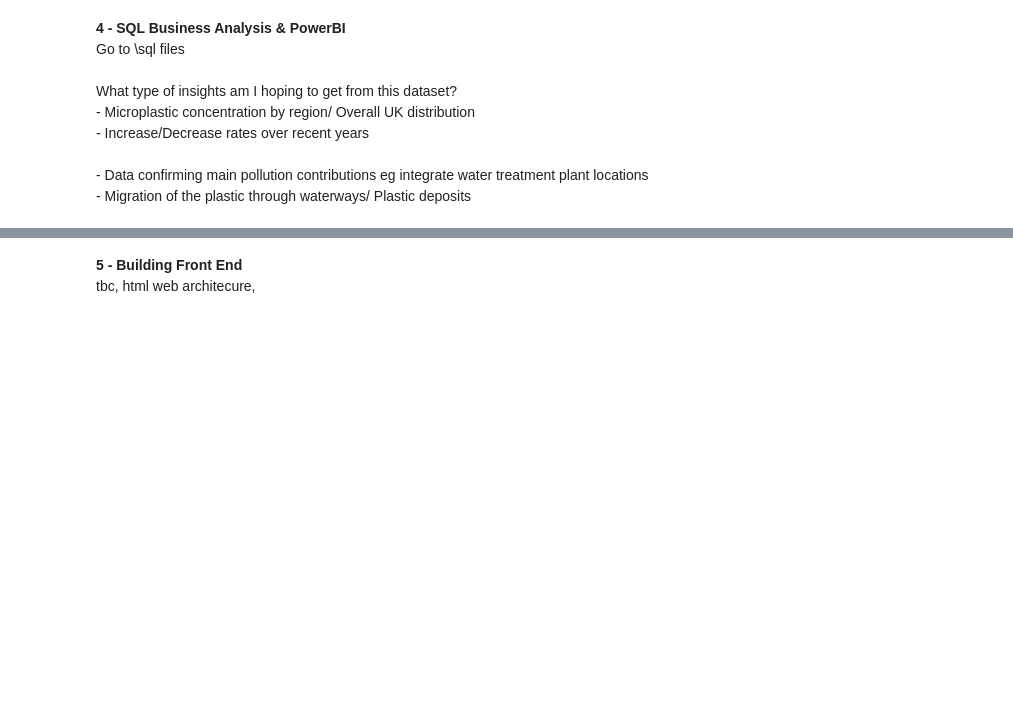
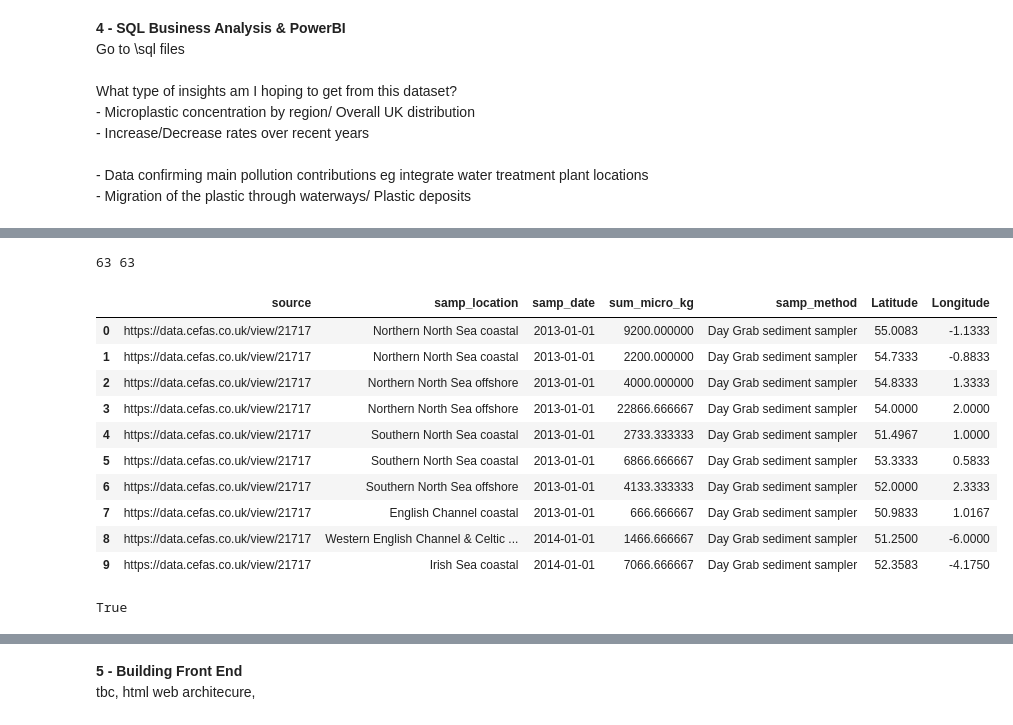
Before and after one commit to fonkerina/Microplastic-Tracker, a Jupyter notebook: MAIN.ipynb, the cells around one changed output, grey strips where cells are left out. Cells and saved outputs as stored; diff of their text form; code cells hidden in the pictures; blank space fills up the shorter version.

```diff
--- a/MAIN.ipynb
+++ b/MAIN.ipynb
@@ -369,0 +487,5 @@ scots_dat.to_sql(
+# %%
+# Get Cefas data Longitudes and Latitudes
+cefas_loc_dat = pd.read_csv("data/cefas_mps.csv")
+cefas_loc_dat.drop(["Station", "Number of particles", "Number of particles Blank_Corrected", "Sediment dried weight in g","Gravel %", "Sand %", "Silt %", "OC2", "OC63", "Nit63", "Nit2"], axis = 1, inplace = True)
+cefas_loc_dat.head()
@@ -369,0 +499,22 @@ scots_dat.to_sql(
+# %%
+cefas_loc_dat = cefas_loc_dat.rename(columns = {"Year": "samp_date", "Number of particles per kg d.w. sediment ": "sum_micro_kg"})
+cefas_loc_dat = cefas_loc_dat.drop(columns = ["Region", "Coastal"])
+# %%
+indices_to_drop = []
+
+for i in range(0, len(cefas_loc_dat), 3):
+    group_indices = cefas_loc_dat.index[i:i+3]  # get the actual row indices
+    avg = cefas_loc_dat.loc[group_indices, "sum_micro_kg"].mean()
+
+    # Update the first row in the group
+    cefas_loc_dat.loc[group_indices[0], "sum_micro_kg"] = avg
+
+    # Mark the other two rows for deletion
+    indices_to_drop.extend(group_indices[1:])
+
+# Drop the remaining rows
+cefas_loc_dat.drop(index = indices_to_drop, inplace = True)
+cefas_loc_dat.reset_index(drop = True, inplace = True)
+# %%
+cefas_loc_dat.drop(columns = ['samp_date', 'Rep', 'sum_micro_kg'], inplace = True)
+cefas_loc_dat.head()
@@ -369,0 +528,24 @@ scots_dat.to_sql(
+# %%
+print(len(cefas_loc_dat.index), len(cefas_dat.index))
+# %% [output]
+63 63
+# %%
+cefas_full_spatial = pd.concat([cefas_dat, cefas_loc_dat], join = 'inner', axis = 1)
+cefas_full_spatial.head(n = 10)
+# %% [output]
+|  | source | samp_location | samp_date | sum_micro_kg | samp_method | Latitude | Longitude |
+| 0 | https://data.cefas.co.uk/view/21717 | Northern North Sea coastal | 2013-01-01 | 9200.000000 | Day Grab sediment sampler | 55.0083 | -1.1333 |
+| 1 | https://data.cefas.co.uk/view/21717 | Northern North Sea coastal | 2013-01-01 | 2200.000000 | Day Grab sediment sampler | 54.7333 | -0.8833 |
+| 2 | https://data.cefas.co.uk/view/21717 | Northern North Sea offshore | 2013-01-01 | 4000.000000 | Day Grab sediment sampler | 54.8333 | 1.3333 |
+| 3 | https://data.cefas.co.uk/view/21717 | Northern North Sea offshore | 2013-01-01 | 22866.666667 | Day Grab sediment sampler | 54.0000 | 2.0000 |
+| 4 | https://data.cefas.co.uk/view/21717 | Southern North Sea coastal | 2013-01-01 | 2733.333333 | Day Grab sediment sampler | 51.4967 | 1.0000 |
+| 5 | https://data.cefas.co.uk/view/21717 | Southern North Sea coastal | 2013-01-01 | 6866.666667 | Day Grab sediment sampler | 53.3333 | 0.5833 |
+| 6 | https://data.cefas.co.uk/view/21717 | Southern North Sea offshore | 2013-01-01 | 4133.333333 | Day Grab sediment sampler | 52.0000 | 2.3333 |
+| 7 | https://data.cefas.co.uk/view/21717 | English Channel coastal | 2013-01-01 | 666.666667 | Day Grab sediment sampler | 50.9833 | 1.0167 |
+| 8 | https://data.cefas.co.uk/view/21717 | Western English Channel & Celtic ... | 2014-01-01 | 1466.666667 | Day Grab sediment sampler | 51.2500 | -6.0000 |
+| 9 | https://data.cefas.co.uk/view/21717 | Irish Sea coastal | 2014-01-01 | 7066.666667 | Day Grab sediment sampler | 52.3583 | -4.1750 |
+# %%
+cefas_check = cefas_full_spatial.drop(columns = ['Longitude', 'Latitude'])
+cefas_check.equals(cefas_dat)
+# %% [output]
+True
```
Also changed, not shown: parts of 34 cells of this notebook.
